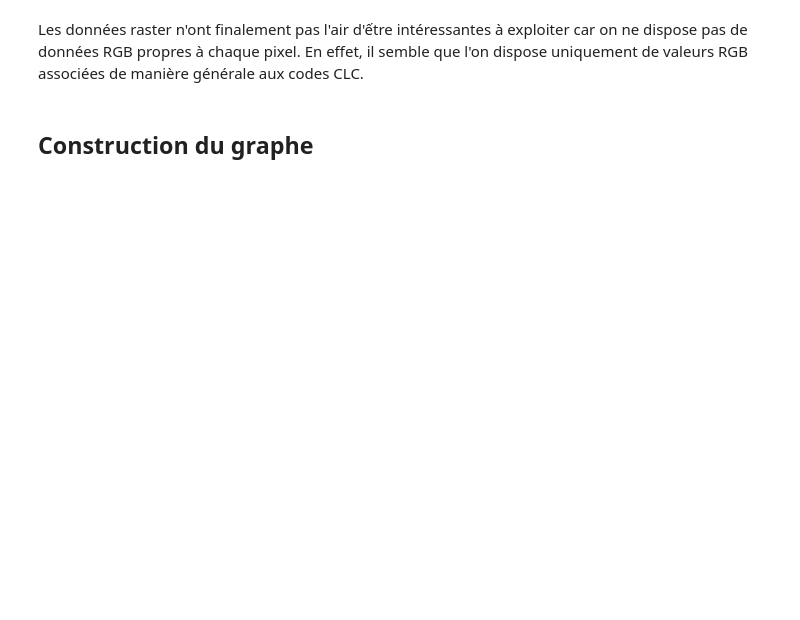
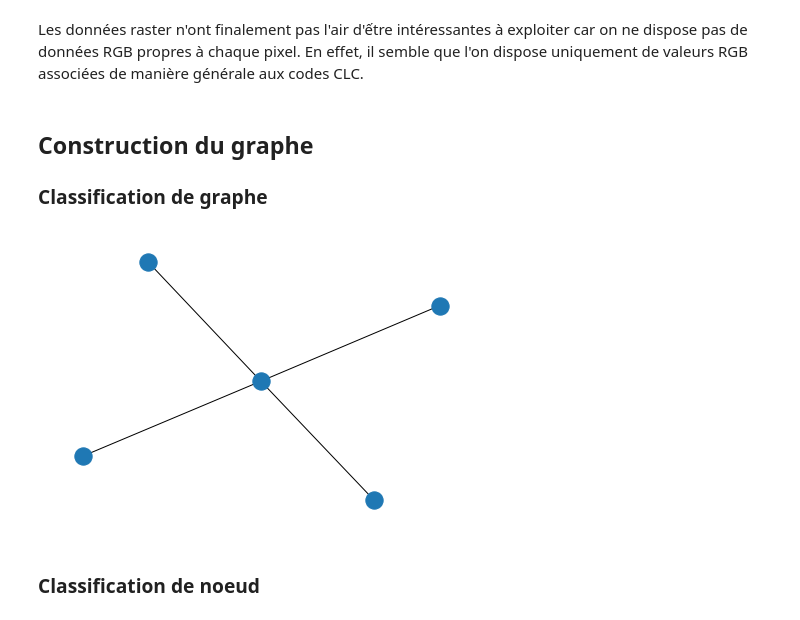
Before and after one commit to massimovenuti/clc-graph-deep-learning, a Jupyter notebook: clc.ipynb, the cells around one changed output. Saved outputs shown, nothing was run; the diff lists cells and outputs as text; code cells hidden in the pictures; blank space fills up the shorter version.

```diff
--- a/clc.ipynb
+++ b/clc.ipynb
@@ -217,6 +208,6 @@ def calc_neighborhood(gdf, path = None):
 
     return neighbors_df
 # %%
-neighborhood = calc_neighborhood(gdf, "data/france-zone-1-neighborhood.csv")
+neighborhood = calc_neighborhood(gdf, "data/france-centre-neighborhood.csv")
 # %% [output]
 0...1...2...3...4...5...6...7...8...9...10...11...12...13...14...15...16...17...18...19...20...21...22...23...24...25...26...27...28...29...30...31...32...33...34...35...36...37...38...39...40...41... ...
@@ -358,5 +294,5 @@ plt.show()
 Les données raster n'ont finalement pas l'air d'ếtre intéressantes à exploiter car on ne dispose pas de données RGB propres à chaque pixel. En effet, il semble que l'on dispose uniquement de valeurs RGB associées de manière générale aux codes CLC.
 # %% [markdown]
 ## Construction du graphe
+
+### Classification de graphe
-# %%
-neighborhood = pd.read_csv("data/france-zone-1-neighborhood.csv")
@@ -362,0 +347,12 @@ neighborhood = pd.read_csv("data/france-zone-1-neighborhood.csv")
+# %%
+import networkx as nx
+
+graph_dataset = GraphDataset()
+
+g = graph_dataset.graphs[0]
+nx_graph = g.to_networkx().to_undirected()
+nx.draw(nx_graph)
+# %% [output]
+[figure, added]
+# %% [markdown]
+### Classification de noeud
```
Also changed, not shown: parts of 22 cells of this notebook, 7 other files.
